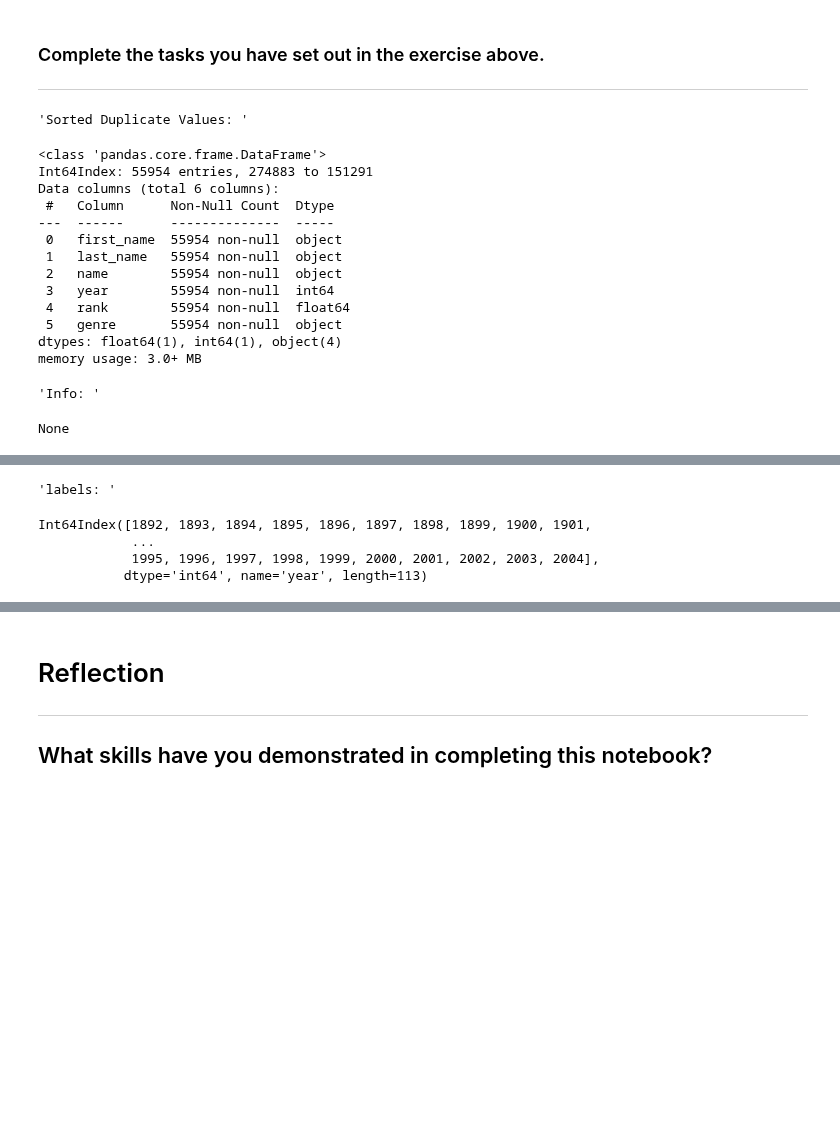
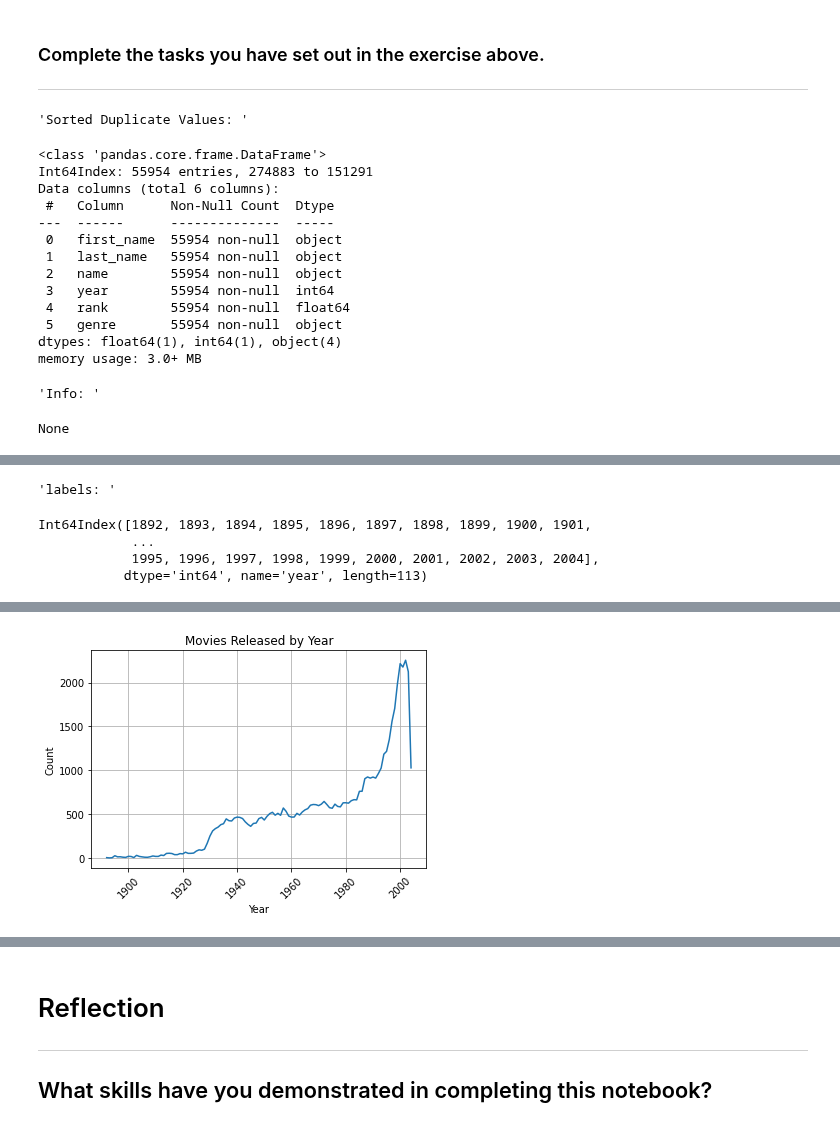
Before and after one commit to mrsferret/Code-Division, a Jupyter notebook: Projects/10_2_Movies_Project.ipynb, the cells around one changed output, grey strips where cells are left out. Drawn from its saved outputs; the diff is of its cells as text; code cells hidden in the pictures; blank space fills up the shorter version.

```diff
--- a/Projects/10_2_Movies_Project.ipynb
+++ b/Projects/10_2_Movies_Project.ipynb
@@ -660,16 +593,20 @@ Type your answer here
 import pandas as pd
 import matplotlib.pyplot as plt
 
+#============================================================================
+# Produces a chart of the lowest film rank per year
+#============================================================================
 def chart_min_rank_year(df):
 
-  # group by genre/mean rank
-  min_rank_year = df.groupby("year").min()
-  rank = min_rank_year['rank']
-  display("rank:", rank)
-  labels = rank.keys()
-  display("labels: ", labels)
-
-  plt.plot(labels, rank)
+  #============================================================================
+  # group by year and find the lowest rank for that year
+  #============================================================================
+  min_rank = df.groupby("year")['rank'].min()
+  labels = min_rank.keys()
+  #============================================================================
+  # Plot the chart
+  #============================================================================
+  plt.plot(labels, min_rank)
   plt.xticks(rotation=45)
   plt.xlabel('Year')
   plt.ylabel('Rank')
@@ -678,14 +615,14 @@ def chart_min_rank_year(df):
   plt.show()
 
   return
-
+#============================================================================
+# Produces a chart of the number of films released per year
+#============================================================================
 def chart_movie_release_by_year(df):
   # group by genre/mean rank
   movies_by_year_cnt = df.groupby("year").count()
   display("movies by year count: ", movies_by_year_cnt)
   movie_cnt = movies_by_year_cnt['name']
-  #rank = ['name']
-  #display("rank:", rank)
   labels = movie_cnt.keys()
   display("labels: ", labels)
 
@@ -699,15 +636,25 @@ def chart_movie_release_by_year(df):
 
   return
 
-def chart_mean_producer_by_genre(df):
-  # group by genre and count producers
-  producer_by_genre_cnt = df.groupby("genre").count()
-  genre_cnt = producer_by_genre_cnt['genre']
-  display("genre:", genre_cnt)
-  labels = genre_cnt.keys()
+def chart_count_producer_by_genre(df):
+  # group by genre and count unique producers
+
+  #grouped = df.groupby("genre").count()
+  #print (grouped["genre"])
+
+  #=================================================================
+  # Count the number of unique producers by genre
+  #=================================================================
+  producer_by_genre_cnt = df.groupby('genre')['last_name'].nunique()
+
+  print("producer_by_genre_cnt: ", producer_by_genre_cnt)
+
+  labels = producer_by_genre_cnt.keys()
+
   display("labels: ", labels)
 
-  plt.plot(labels, genre_cnt)
+  plt.plot(labels, producer_by_genre_cnt)
+  #plt.plot(labels, genre_cnt)
   plt.xticks(rotation=45)
   plt.xlabel('Genre')
   plt.ylabel('No of Producers')
@@ -715,6 +662,30 @@ def chart_mean_producer_by_genre(df):
   plt.grid()
 
   return
+
+#============================================================================
+# ** not completed yet **
+# Produces a chart of the number of films released by each producer
+#============================================================================
+#def find_producers_total_movies(df):
+  # group by genre/mean rank
+  #movies_by_producer_cnt = df.groupby("last_name")['name'].count()
+  #display("movies by producer count: ", movies_by_producer_cnt)
+
+  # firstly, sort the data on movie, director and year
+  #df = df.sort_values(by = ["name", "last_name", "first_name", "year"])
+  #labels = movies_by_producer_cnt.keys()
+  #display("labels: ", labels)
+
+  #plt.plot(labels, movies_by_producer_cnt)
+  #plt.xticks(rotation=45)
+  #plt.xlabel('Producer')
+  #plt.ylabel('No. of Movies')
+  #plt.title('No Movies Released by Producer')
+  #plt.grid()
+  #plt.show()
+
+  #return
 #===========================================================================
 # program starts here
 #===========================================================================
@@ -735,9 +706,14 @@ chart_min_rank_year(df)
 chart_movie_release_by_year(df)
 
 #===========================================================================
-# Find and chart average number of producers per genre
+# Find and chart the number of producers per genre
 #===========================================================================
-chart_mean_producer_by_genre(df)
+chart_count_producer_by_genre(df)
+
+#============================================================================
+# Produces a chart of the number of films released by each producer
+#============================================================================
+#find_producers_total_movies(df)
 # %% [output]
 'Sorted Duplicate Values: '
 <class 'pandas.core.frame.DataFrame'>
@@ -777,0 +755 @@ Int64Index([1892, 1893, 1894, 1895, 1896, 1897, 1898, 1899, 1900, 1901,
+[figure, added]
```
Also changed, not shown: parts of 15 cells of this notebook.
